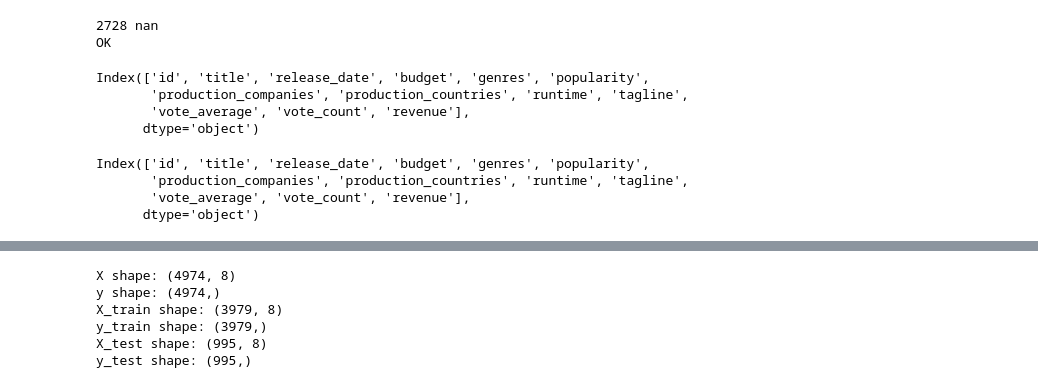
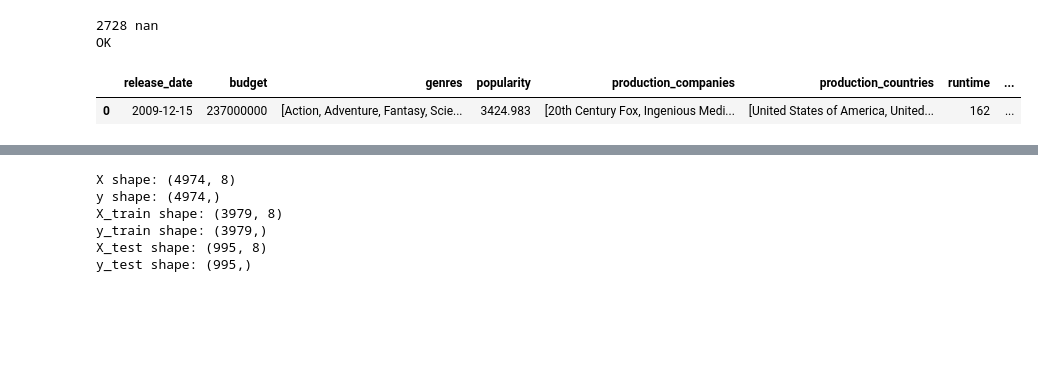
Before and after one commit to jomayans/Projet-Python, a Jupyter notebook: modelisation.ipynb, the cells around one changed output, grey strips where cells are left out. Saved outputs shown, nothing was run; the diff lists cells and outputs as text; code cells hidden in the pictures; blank space fills up the shorter version.

```diff
--- a/modelisation.ipynb
+++ b/modelisation.ipynb
@@ -65,20 +90,13 @@ OK
 # %%
 # Subset columns.
 columns = [
-    "id", "title", "release_date", "budget", "genres", "popularity",
+    "release_date", "budget", "genres", "popularity",
     "production_companies", "production_countries", "runtime",
-    "tagline", "vote_average", "vote_count", "revenue",
+    "vote_average", "vote_count", "revenue",
 ]
-
 movies_df = movies_df[columns]
-movies_df.columns
+movies_df.head(1)
 # %% [output]
-Index(['id', 'title', 'release_date', 'budget', 'genres', 'popularity',
-       'production_companies', 'production_countries', 'runtime', 'tagline',
-       'vote_average', 'vote_count', 'revenue'],
-      dtype='object')
-Index(['id', 'title', 'release_date', 'budget', 'genres', 'popularity',
-       'production_companies', 'production_countries', 'runtime', 'tagline',
-       'vote_average', 'vote_count', 'revenue'],
-      dtype='object')
+|  | release_date | budget | genres | popularity | production_companies | production_countries | runtime | ... |
+| 0 | 2009-12-15 | 237000000 | [Action, Adventure, Fantasy, Scie... | 3424.983 | [20th Century Fox, Ingenious Medi... | [United States of America, United... | 162 | ... |
 # %% [markdown]
```
Also changed, not shown: parts of 20 cells of this notebook.
